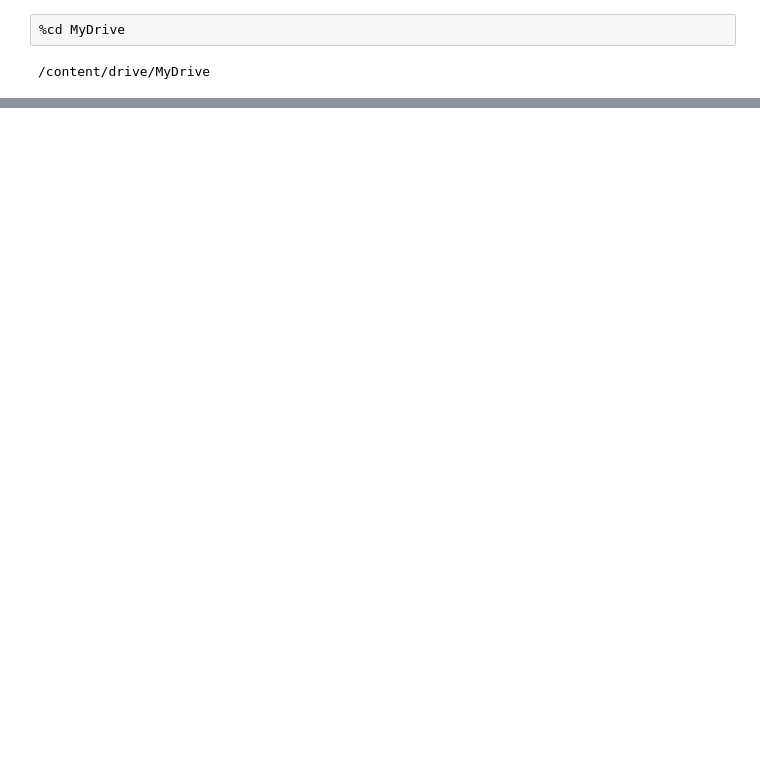
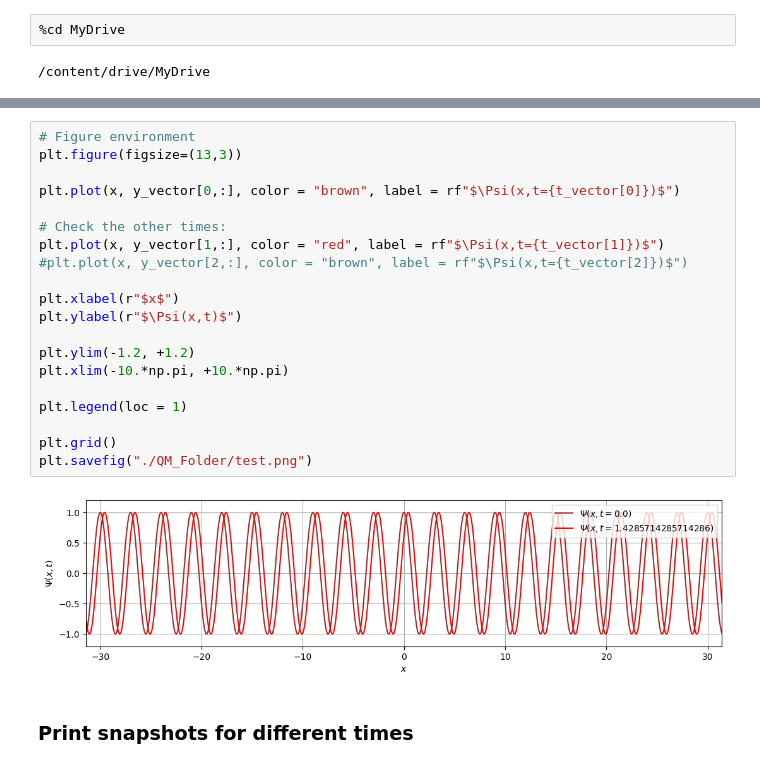
Before and after one commit to wbandabarragan/quantum-mechanics-1, a Jupyter notebook: python-notebooks/python4QM_03.ipynb, the cells around one changed output, grey strips where cells are left out. Cells and saved outputs as stored; diff of their text form; blank space fills up the shorter version.

```diff
--- a/python-notebooks/python4QM_03.ipynb
+++ b/python-notebooks/python4QM_03.ipynb
@@ -38,0 +142,24 @@ drwx------ 2 root root 4096 Sep 16 23:33 MyDrive
+# %%
+# Figure environment
+plt.figure(figsize=(13,3))
+
+plt.plot(x, y_vector[0,:], color = "brown", label = rf"$\Psi(x,t={t_vector[0]})$")
+
+# Check the other times:
+plt.plot(x, y_vector[1,:], color = "red", label = rf"$\Psi(x,t={t_vector[1]})$")
+#plt.plot(x, y_vector[2,:], color = "brown", label = rf"$\Psi(x,t={t_vector[2]})$")
+
+plt.xlabel(r"$x$")
+plt.ylabel(r"$\Psi(x,t)$")
+
+plt.ylim(-1.2, +1.2)
+plt.xlim(-10.*np.pi, +10.*np.pi)
+
+plt.legend(loc = 1)
+
+plt.grid()
+plt.savefig("./QM_Folder/test.png")
+# %% [output]
+[figure, added]
+# %% [markdown]
+### Print snapshots for different times
```
Also changed, not shown: parts of 19 cells of this notebook.
